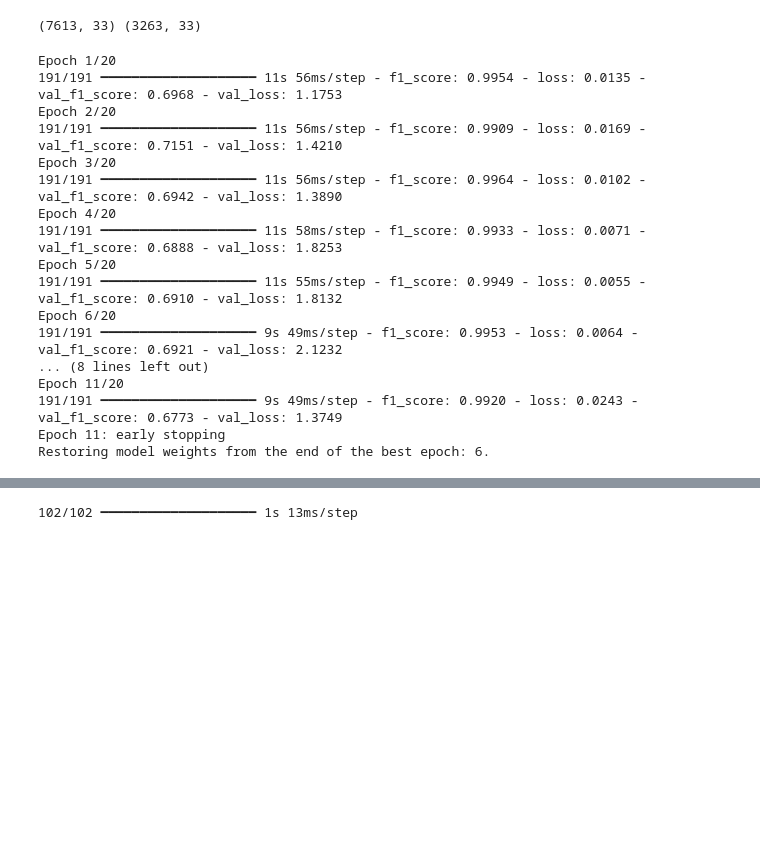
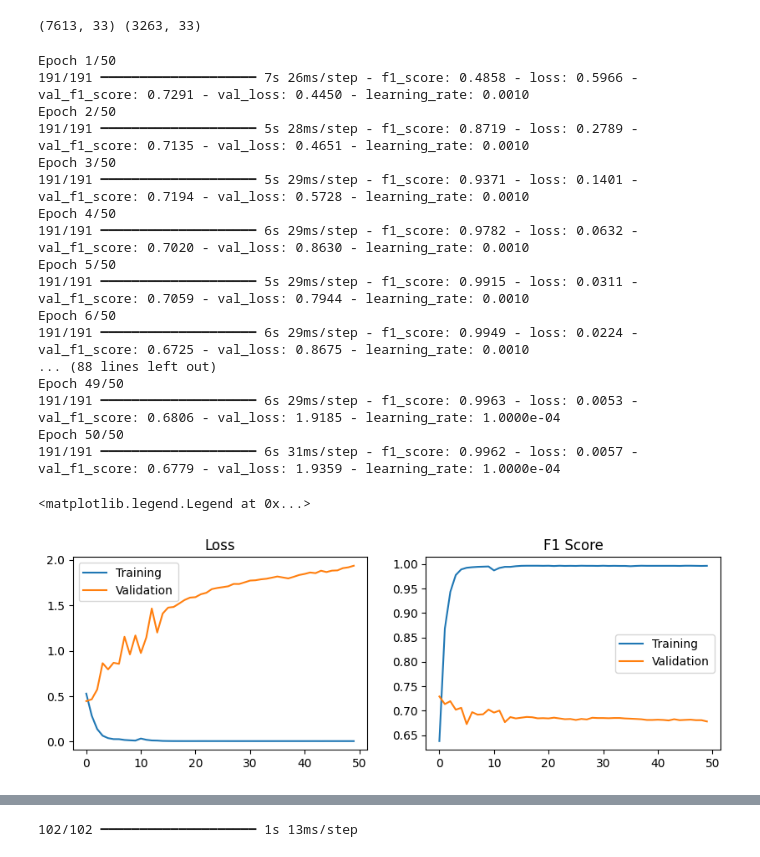
Before and after one commit to AshvinSehgal/AI-ML, a Jupyter notebook: NLP with Disaster Tweets/NLP-with-disaster-tweets.ipynb, the cells around one changed output, grey strips where cells are left out. Drawn from its saved outputs; the diff is of its cells as text; code cells hidden in the pictures; blank space fills up the shorter version.

```diff
--- a/NLP with Disaster Tweets/NLP-with-disaster-tweets.ipynb
+++ b/NLP with Disaster Tweets/NLP-with-disaster-tweets.ipynb
@@ -40,36 +42,53 @@ print(train_sequences.shape, test_sequences.shape)
 # %% [output]
 (7613, 33) (3263, 33)
 # %%
-x_train, x_test, y_train, y_test = train_test_split(train_sequences, train_data['target'], test_size=0.2)
+x_train, x_val, y_train, y_val = train_test_split(train_sequences, train_data['target'], test_size=0.2)
 # %%
 model = Sequential([
-    Embedding(len(text_tokenizer.word_index)+1, 150),
-    LSTM(250,return_sequences=True),
+    Embedding(len(text_tokenizer.word_index)+1, 64),
+    Bidirectional(LSTM(64,return_sequences=True)),
     Dropout(0.2),
-    LSTM(100),
+    Bidirectional(LSTM(32)),
     Dense(1, activation='sigmoid')
 ])
 
 model.compile(loss="binary_crossentropy",optimizer='adam',metrics=[F1Score(threshold = 0.5)])
 # %%
-early_stopping = EarlyStopping(monitor='f1_score', mode='max', patience=5, verbose=1, restore_best_weights=True)
+reduce_lr = ReduceLROnPlateau(monitor='val_f1_score', factor=0.2, patience=10, verbose=1, min_lr=0.0001)
 
-history=model.fit(x_train,y_train,epochs=20,validation_data=(x_test,y_test),verbose=1,callbacks=[early_stopping])
+history=model.fit(x_train,y_train,epochs=50,validation_data=(x_val,y_val),verbose=1,callbacks=[reduce_lr])
 # %% [output]
-Epoch 1/20
-191/191 ━━━━━━━━━━━━━━━━━━━━ 11s 56ms/step - f1_score: 0.9954 - loss: 0.0135 - val_f1_score: 0.6968 - val_loss: 1.1753
-Epoch 2/20
-191/191 ━━━━━━━━━━━━━━━━━━━━ 11s 56ms/step - f1_score: 0.9909 - loss: 0.0169 - val_f1_score: 0.7151 - val_loss: 1.4210
-Epoch 3/20
-191/191 ━━━━━━━━━━━━━━━━━━━━ 11s 56ms/step - f1_score: 0.9964 - loss: 0.0102 - val_f1_score: 0.6942 - val_loss: 1.3890
-Epoch 4/20
-191/191 ━━━━━━━━━━━━━━━━━━━━ 11s 58ms/step - f1_score: 0.9933 - loss: 0.0071 - val_f1_score: 0.6888 - val_loss: 1.8253
-Epoch 5/20
-191/191 ━━━━━━━━━━━━━━━━━━━━ 11s 55ms/step - f1_score: 0.9949 - loss: 0.0055 - val_f1_score: 0.6910 - val_loss: 1.8132
-Epoch 6/20
-191/191 ━━━━━━━━━━━━━━━━━━━━ 9s 49ms/step - f1_score: 0.9953 - loss: 0.0064 - val_f1_score: 0.6921 - val_loss: 2.1232
-... (8 lines left out)
-Epoch 11/20
-191/191 ━━━━━━━━━━━━━━━━━━━━ 9s 49ms/step - f1_score: 0.9920 - loss: 0.0243 - val_f1_score: 0.6773 - val_loss: 1.3749
-Epoch 11: early stopping
-Restoring model weights from the end of the best epoch: 6.
+Epoch 1/50
+191/191 ━━━━━━━━━━━━━━━━━━━━ 7s 26ms/step - f1_score: 0.4858 - loss: 0.5966 - val_f1_score: 0.7291 - val_loss: 0.4450 - learning_rate: 0.0010
+Epoch 2/50
+191/191 ━━━━━━━━━━━━━━━━━━━━ 5s 28ms/step - f1_score: 0.8719 - loss: 0.2789 - val_f1_score: 0.7135 - val_loss: 0.4651 - learning_rate: 0.0010
+Epoch 3/50
+191/191 ━━━━━━━━━━━━━━━━━━━━ 5s 29ms/step - f1_score: 0.9371 - loss: 0.1401 - val_f1_score: 0.7194 - val_loss: 0.5728 - learning_rate: 0.0010
+Epoch 4/50
+191/191 ━━━━━━━━━━━━━━━━━━━━ 6s 29ms/step - f1_score: 0.9782 - loss: 0.0632 - val_f1_score: 0.7020 - val_loss: 0.8630 - learning_rate: 0.0010
+Epoch 5/50
+191/191 ━━━━━━━━━━━━━━━━━━━━ 5s 29ms/step - f1_score: 0.9915 - loss: 0.0311 - val_f1_score: 0.7059 - val_loss: 0.7944 - learning_rate: 0.0010
+Epoch 6/50
+191/191 ━━━━━━━━━━━━━━━━━━━━ 6s 29ms/step - f1_score: 0.9949 - loss: 0.0224 - val_f1_score: 0.6725 - val_loss: 0.8675 - learning_rate: 0.0010
+... (88 lines left out)
+Epoch 49/50
+191/191 ━━━━━━━━━━━━━━━━━━━━ 6s 29ms/step - f1_score: 0.9963 - loss: 0.0053 - val_f1_score: 0.6806 - val_loss: 1.9185 - learning_rate: 1.0000e-04
+Epoch 50/50
+191/191 ━━━━━━━━━━━━━━━━━━━━ 6s 31ms/step - f1_score: 0.9962 - loss: 0.0057 - val_f1_score: 0.6779 - val_loss: 1.9359 - learning_rate: 1.0000e-04
+# %%
+plt.figure(figsize=(10,3))
+
+plt.subplot(1,2,1)
+plt.title('Loss')
+plt.plot(history.history['loss'], label='Training')
+plt.plot(history.history['val_loss'], label='Validation')
+plt.legend()
+
+plt.subplot(1,2,2)
+plt.title('F1 Score')
+plt.plot(history.history['f1_score'], label='Training')
+plt.plot(history.history['val_f1_score'], label='Validation')
+plt.legend()
+# %% [output]
+<matplotlib.legend.Legend at 0x...>
+[figure, added]
```
Also changed, not shown: parts of 3 cells of this notebook.
